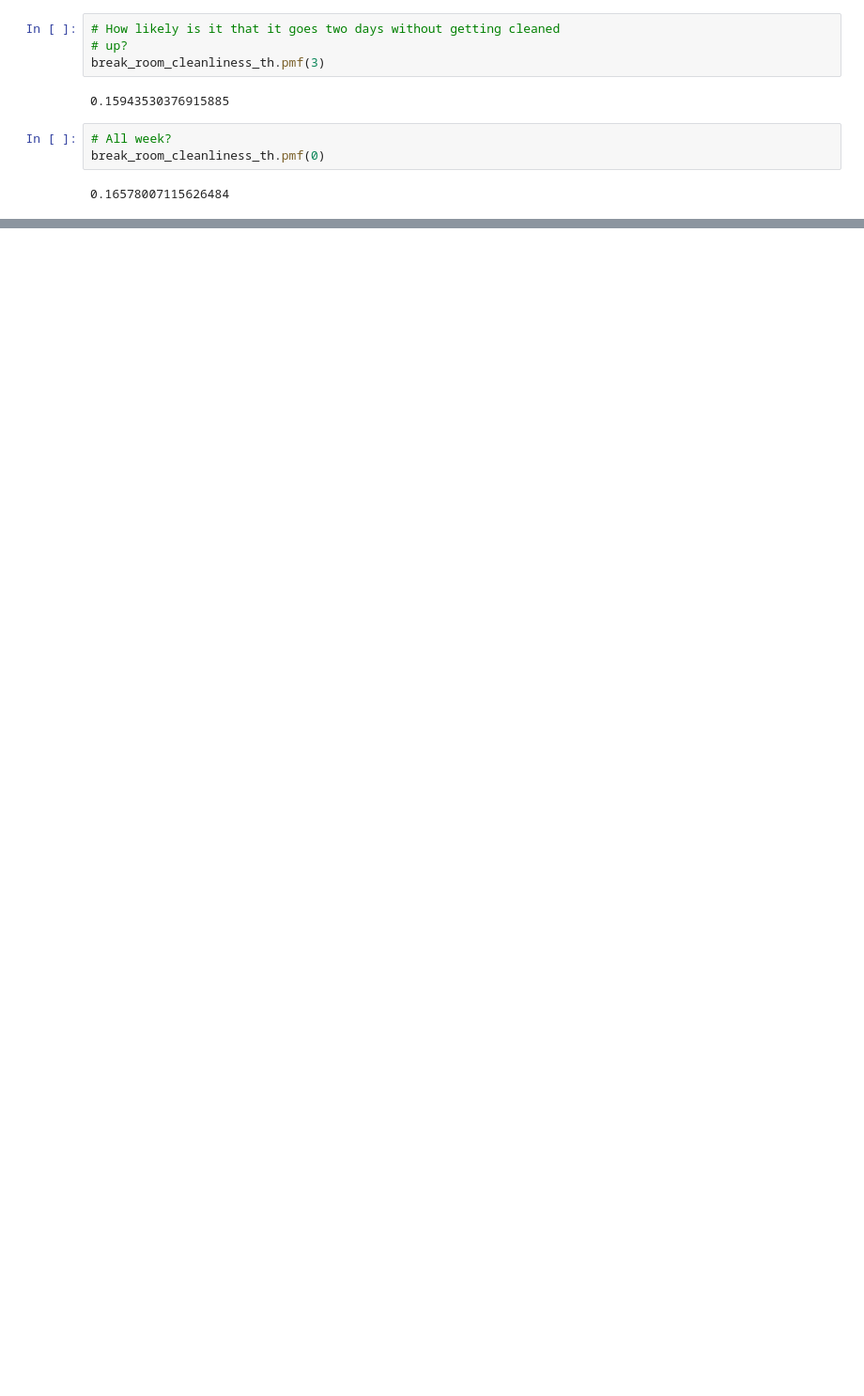
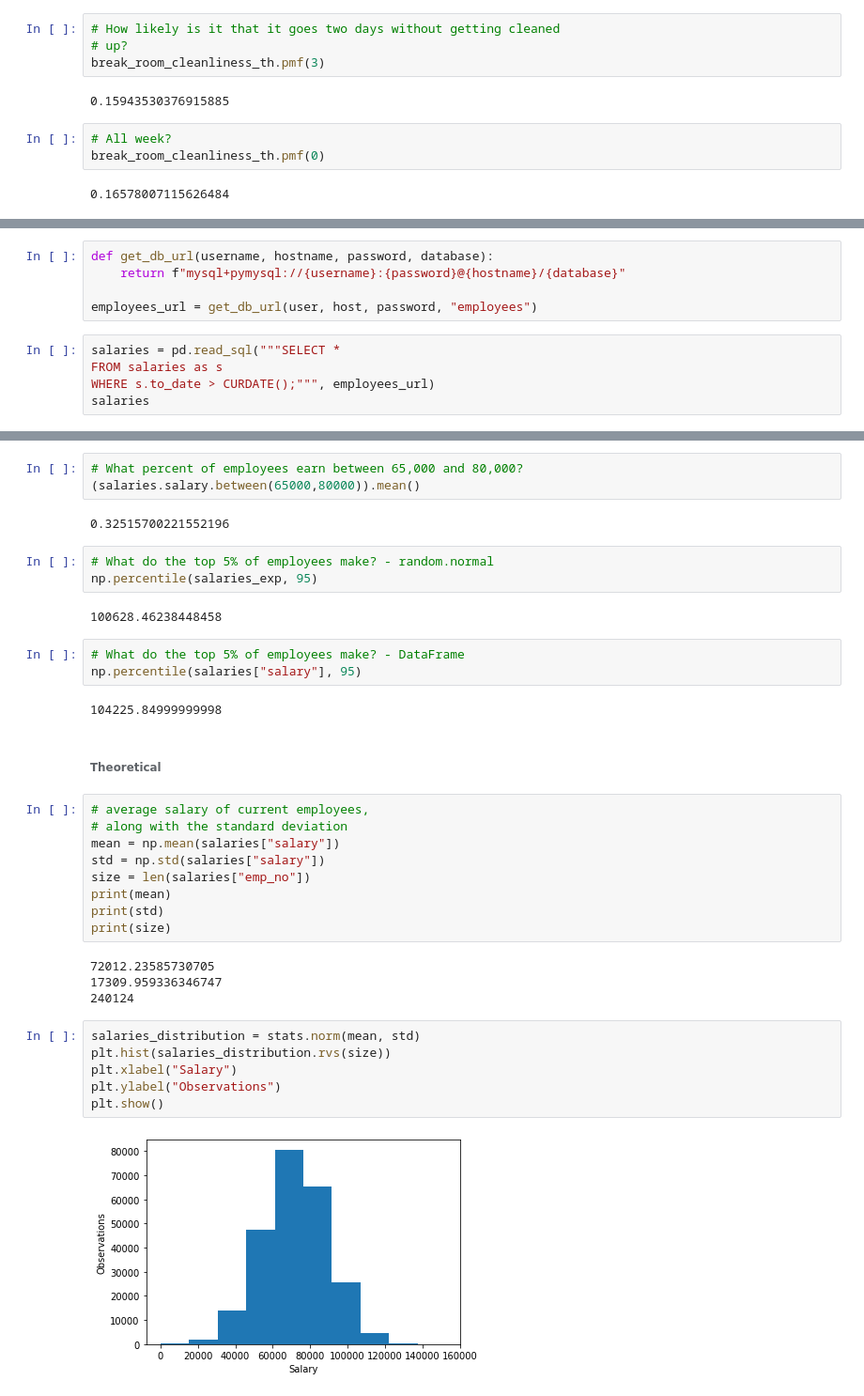
Before and after one commit to aleclhartman/statistics-exercises, a Jupyter notebook: probability_distributions.ipynb, the cells around one changed output, grey strips where cells are left out. Shown: that part at 94% size. Cells and saved outputs as stored; diff of their text form; blank space fills up the shorter version.

```diff
--- a/probability_distributions.ipynb
+++ b/probability_distributions.ipynb
@@ -427,0 +509,10 @@ break_room_cleanliness_th.pmf(0)
+# %%
+def get_db_url(username, hostname, password, database):
+    return f"mysql+pymysql://{username}:{password}@{hostname}/{database}"
+
+employees_url = get_db_url(user, host, password, "employees")
+# %%
+salaries = pd.read_sql("""SELECT *
+FROM salaries as s
+WHERE s.to_date > CURDATE();""", employees_url)
+salaries
@@ -427,0 +557,38 @@ break_room_cleanliness_th.pmf(0)
+# %%
+# What percent of employees earn between 65,000 and 80,000?
+(salaries.salary.between(65000,80000)).mean()
+# %% [output]
+0.32515700221552196
+# %%
+# What do the top 5% of employees make? - random.normal
+np.percentile(salaries_exp, 95)
+# %% [output]
+100628.46238448458
+# %%
+# What do the top 5% of employees make? - DataFrame
+np.percentile(salaries["salary"], 95)
+# %% [output]
+104225.84999999998
+# %% [markdown]
+###### Theoretical
+# %%
+# average salary of current employees,
+# along with the standard deviation
+mean = np.mean(salaries["salary"])
+std = np.std(salaries["salary"])
+size = len(salaries["emp_no"])
+print(mean)
+print(std)
+print(size)
+# %% [output]
+72012.23585730705
+17309.959336346747
+240124
+# %%
+salaries_distribution = stats.norm(mean, std)
+plt.hist(salaries_distribution.rvs(size))
+plt.xlabel("Salary")
+plt.ylabel("Observations")
+plt.show()
+# %% [output]
+[figure, added]
```
Also changed, not shown: parts of 51 cells of this notebook.
